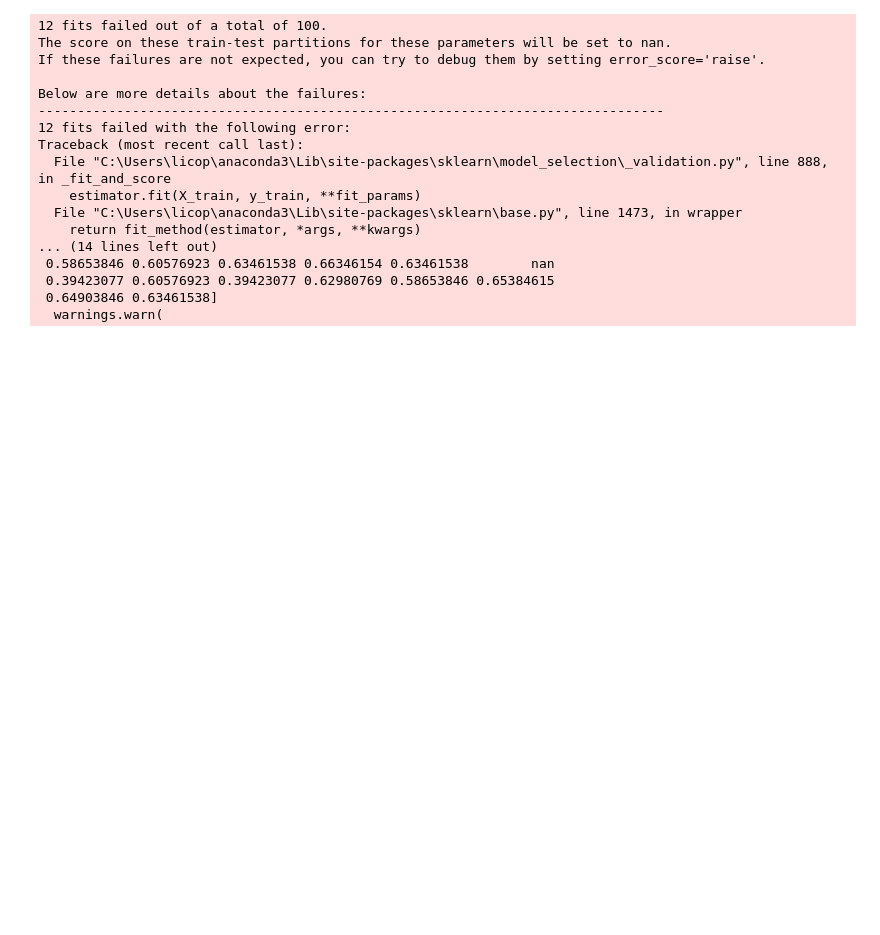
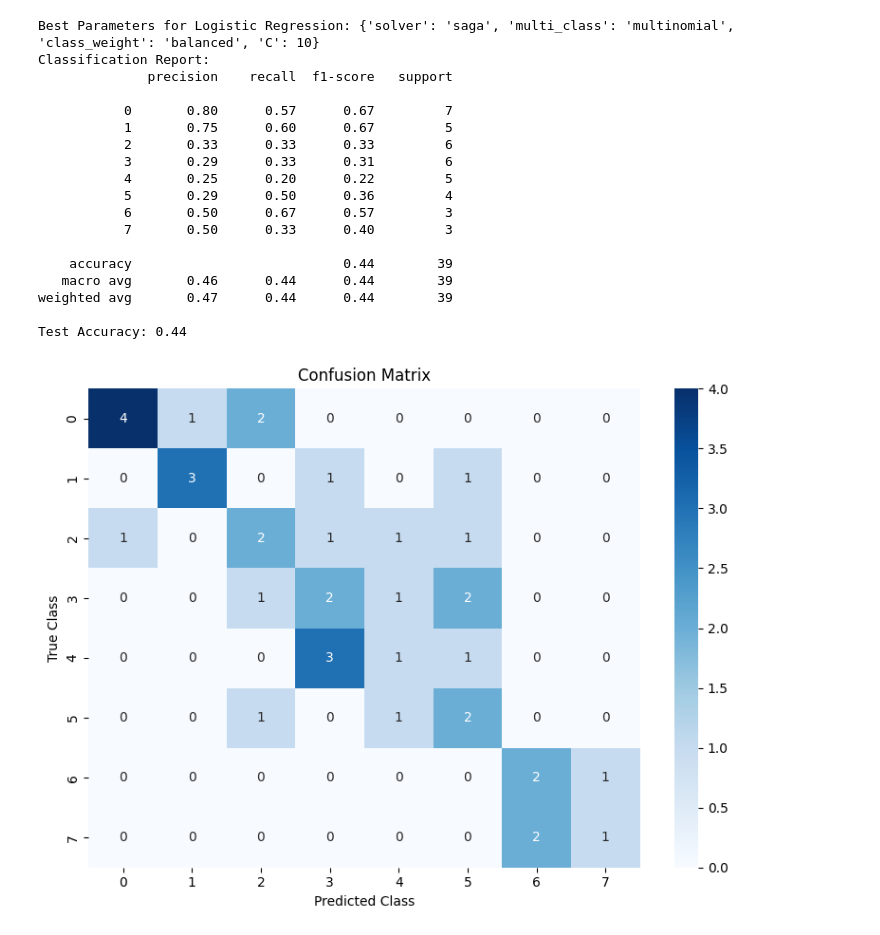
Before and after one commit to idilersudas/MastersProject, a Jupyter notebook: LogRegression.ipynb, the cells around one changed output. Saved outputs shown, nothing was run; the diff lists cells and outputs as text; code cells hidden in the pictures; blank space fills up the shorter version.

```diff
--- a/LogRegression.ipynb
+++ b/LogRegression.ipynb
@@ -18,7 +21,7 @@ y = VT["Training_Program"]
 # Split the data into training and testing sets
 X_train, X_test, y_train, y_test = train_test_split(X, y, test_size=0.2, random_state=12, stratify=y)
 
-# Normalize the data
+# Normalize the data\
 scaler = StandardScaler()
 X_train = scaler.fit_transform(X_train)
 X_test = scaler.transform(X_test)
@@ -33,12 +36,12 @@ print("\nTraining Data Distribution After SMOTE:")
 print(pd.Series(y_train_resampled).value_counts())
 
 # Define the Logistic Regression model
-logreg_model = LogisticRegression(max_iter=500, random_state=12)
+logreg_model = LogisticRegression(max_iter=1000, random_state=12)
 
 # Define hyperparameters for optimization
 param_dist = {
     'C': [0.001, 0.01, 0.1, 1, 10, 100, 1000],
-    'solver': ['newton-cg', 'lbfgs', 'liblinear', 'sag', 'saga'],
+    'solver': ['newton-cg', 'lbfgs', 'sag', 'saga'],
     'multi_class': ['ovr', 'multinomial'],
     'class_weight': [None, 'balanced']
 }
@@ -61,11 +64,43 @@ random_search_logreg.fit(X_train_resampled, y_train_resampled)
 # Best parameters and model performance
 print("Best Parameters for Logistic Regression:", random_search_logreg.best_params_)
 
-# Evaluate the best model
+# Get the best estimator from RandomizedSearchCV
 best_logreg = random_search_logreg.best_estimator_
-y_pred_logreg = best_logreg.predict(X_test)
-print("Classification Report for Logistic Regression:")
-print(classification_report(y_test, y_pred_logreg))
+
+# Predict on the test data
+y_pred = best_logreg.predict(X_test)
+
+# Evaluate the model
+print("Classification Report:")
+print(classification_report(y_test, y_pred))
+
+# Confusion Matrix
+conf_matrix = confusion_matrix(y_test, y_pred)
+
+# Visualize the confusion matrix
+plt.figure(figsize=(8, 6))
+sns.heatmap(conf_matrix, annot=True, fmt='d', cmap='Blues', xticklabels=best_logreg.classes_, yticklabels=best_logreg.classes_)
+plt.title('Confusion Matrix')
+plt.xlabel('Predicted Class')
+plt.ylabel('True Class')
+plt.tight_layout()
+plt.show()
+
+# Extract feature importances (coefficients) from the best model
+log_importances = pd.DataFrame({
+    'Feature': X.columns,
+    'Importance': np.abs(best_logreg.coef_[0])  # Absolute value of coefficients
+}).sort_values(by='Importance', ascending=False)
+
+# Display the feature importances
+print("Logistic Regression Feature Importances:")
+print(log_importances)
+
+# Plot feature importance
+sns.barplot(data=log_importances, x='Importance', y='Feature', palette='coolwarm')
+plt.title('Feature Importance from Logistic Regression', fontsize=16)
+plt.tight_layout()
+plt.show()
 # %% [output]
 Original Training Data Distribution:
 Training_Program
@@ -87,17 +122,19 @@ weighted avg       0.47      0.44      0.44        39
-12 fits failed out of a total of 100.
-The score on these train-test partitions for these parameters will be set to nan.
-If these failures are not expected, you can try to debug them by setting error_score='raise'.
+Best Parameters for Logistic Regression: {'solver': 'saga', 'multi_class': 'multinomial', 'class_weight': 'balanced', 'C': 10}
+Classification Report:
+              precision    recall  f1-score   support
 
-Below are more details about the failures:
---------------------------------------------------------------------------------
-12 fits failed with the following error:
-Traceback (most recent call last):
-  File "C:\Users\licop\anaconda3\Lib\site-packages\sklearn\model_selection\_validation.py", line 888, in _fit_and_score
-    estimator.fit(X_train, y_train, **fit_params)
-  File "C:\Users\licop\anaconda3\Lib\site-packages\sklearn\base.py", line 1473, in wrapper
-    return fit_method(estimator, *args, **kwargs)
-... (14 lines left out)
- 0.58653846 0.60576923 0.63461538 0.66346154 0.63461538        nan
- 0.39423077 0.60576923 0.39423077 0.62980769 0.58653846 0.65384615
- 0.64903846 0.63461538]
-  warnings.warn(
+           0       0.80      0.57      0.67         7
+           1       0.75      0.60      0.67         5
+           2       0.33      0.33      0.33         6
+           3       0.29      0.33      0.31         6
+           4       0.25      0.20      0.22         5
+           5       0.29      0.50      0.36         4
+           6       0.50      0.67      0.57         3
+           7       0.50      0.33      0.40         3
+
+    accuracy                           0.44        39
+   macro avg       0.46      0.44      0.44        39
+weighted avg       0.47      0.44      0.44        39
+
+Test Accuracy: 0.44
+[figure, added]
```
Also changed, not shown: parts of 2 cells of this notebook, 3 other files.
